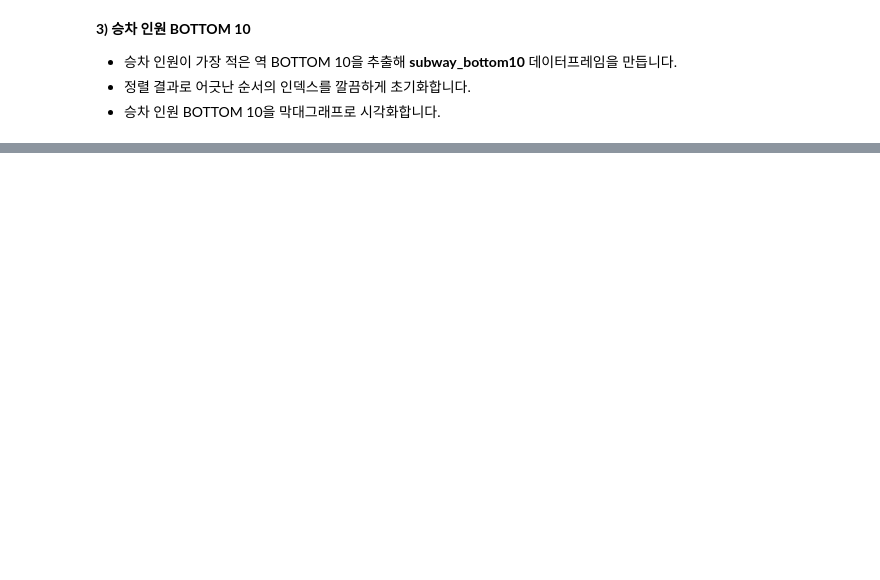
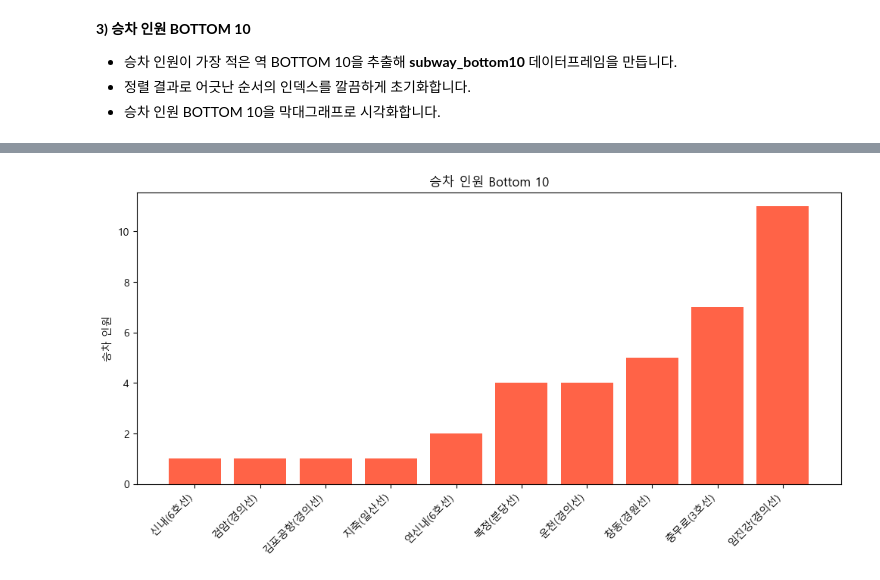
Before and after one commit to jexists/sk_network, a Jupyter notebook: 04.data_collection/01_open_api_seoul/01_데이터수집_OpenAPI활용(서울공공데이터).ipynb, the cells around one changed output, grey strips where cells are left out. Cells and saved outputs as stored; diff of their text form; code cells hidden in the pictures; blank space fills up the shorter version.

```diff
--- a/04.data_collection/01_open_api_seoul/01_데이터수집_OpenAPI활용(서울공공데이터).ipynb
+++ b/04.data_collection/01_open_api_seoul/01_데이터수집_OpenAPI활용(서울공공데이터).ipynb
@@ -45,3 +222,6 @@
 - 승차 인원이 가장 적은 역 BOTTOM 10을 추출해 **subway_bottom10** 데이터프레임을 만듭니다.
 - 정렬 결과로 어긋난 순서의 인덱스를 깔끔하게 초기화합니다.
 - 승차 인원 BOTTOM 10을 막대그래프로 시각화합니다.
+# %%
+subway_bottom10 = subway.sort_values(by='GTON_TNOPE',ascending=True).head(10).reset_index(drop=True)
+subway_bottom10
@@ -47,0 +240,14 @@
+# %%
+
+# 막대 그래프
+plt.figure(figsize=(12,5))
+
+
+labels = subway_bottom10['SBWY_STNS_NM'] + '(' + subway_bottom10['SBWY_ROUT_LN_NM'] + ')'
+plt.bar(labels, subway_bottom10['GTON_TNOPE'], color='tomato')
+plt.title('승차 인원 Bottom 10')
+plt.ylabel('승차 인원')
+plt.xticks(rotation=45, ha='right')
+plt.show()
+# %% [output]
+[figure, added]
```
Also changed, not shown: parts of 18 cells of this notebook, 5 other files.
